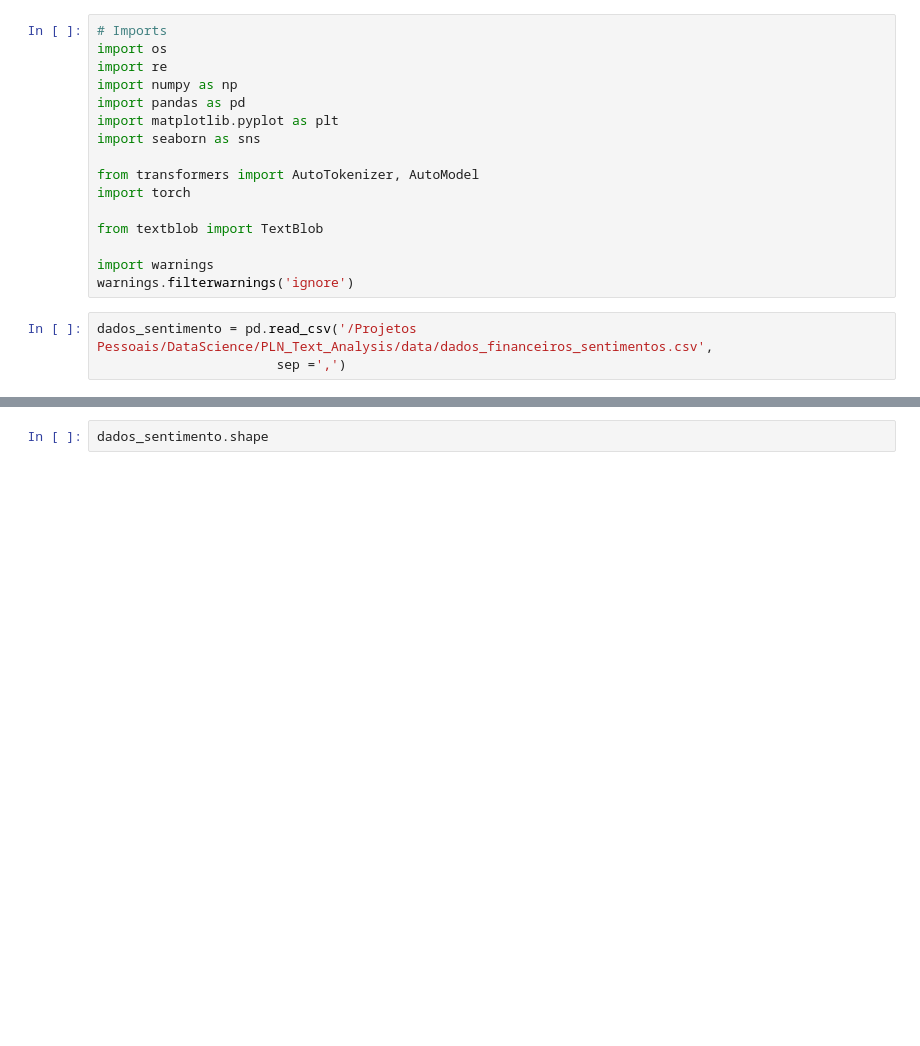
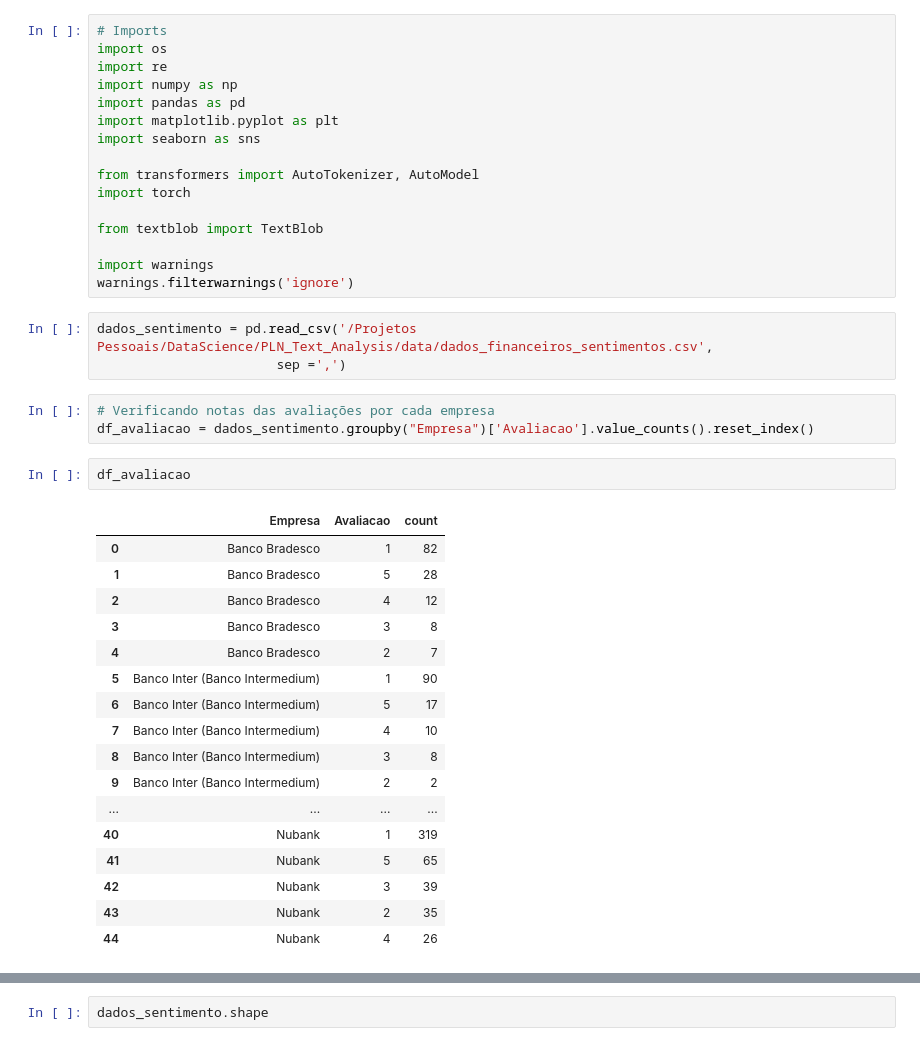
Before and after one commit to alyssonmontovanelli/PLN_Text_Analysis, a Jupyter notebook: PLN/sentiment_analysis.ipynb, the cells around one changed output, grey strips where cells are left out. Saved outputs shown, nothing was run; the diff lists cells and outputs as text; blank space fills up the shorter version.

```diff
--- a/PLN/sentiment_analysis.ipynb
+++ b/PLN/sentiment_analysis.ipynb
@@ -41,3 +23,26 @@ warnings.filterwarnings('ignore')
 # %%
 dados_sentimento = pd.read_csv('/Projetos Pessoais/DataScience/PLN_Text_Analysis/data/dados_financeiros_sentimentos.csv',
                        sep =',')
+# %%
+# Verificando notas das avaliações por cada empresa
+df_avaliacao = dados_sentimento.groupby("Empresa")['Avaliacao'].value_counts().reset_index()
+# %%
+df_avaliacao
+# %% [output]
+|  | Empresa | Avaliacao | count |
+| 0 | Banco Bradesco | 1 | 82 |
+| 1 | Banco Bradesco | 5 | 28 |
+| 2 | Banco Bradesco | 4 | 12 |
+| 3 | Banco Bradesco | 3 | 8 |
+| 4 | Banco Bradesco | 2 | 7 |
+| 5 | Banco Inter (Banco Intermedium) | 1 | 90 |
+| 6 | Banco Inter (Banco Intermedium) | 5 | 17 |
+| 7 | Banco Inter (Banco Intermedium) | 4 | 10 |
+| 8 | Banco Inter (Banco Intermedium) | 3 | 8 |
+| 9 | Banco Inter (Banco Intermedium) | 2 | 2 |
+| ... | ... | ... | ... |
+| 40 | Nubank | 1 | 319 |
+| 41 | Nubank | 5 | 65 |
+| 42 | Nubank | 3 | 39 |
+| 43 | Nubank | 2 | 35 |
+| 44 | Nubank | 4 | 26 |
```
Also changed, not shown: parts of 11 cells of this notebook, 1 other file.
